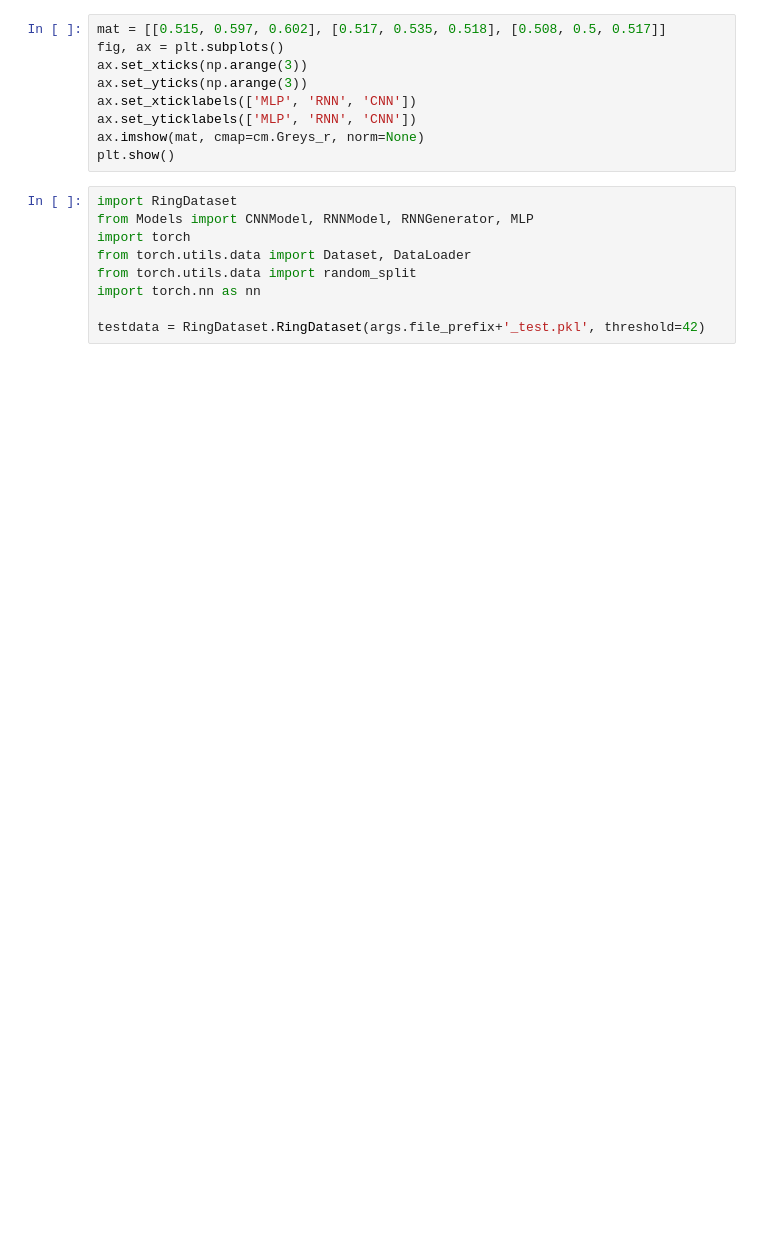
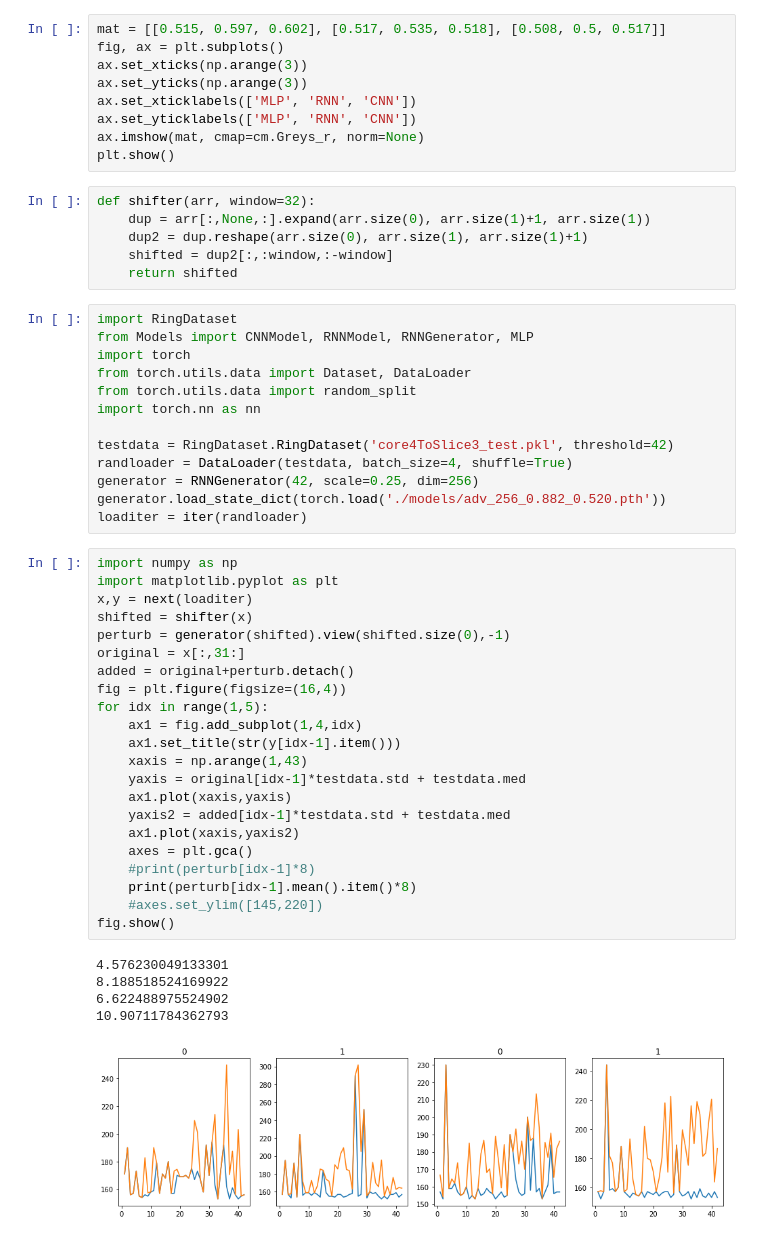
Before and after one commit to hwnam831/ring-defender, a Jupyter notebook: plotter.ipynb, the cells around one changed output. Cells and saved outputs as stored; diff of their text form; blank space fills up the shorter version.

```diff
--- a/plotter.ipynb
+++ b/plotter.ipynb
@@ -143,6 +146,12 @@ ax.set_xticklabels(['MLP', 'RNN', 'CNN'])
 ax.set_yticklabels(['MLP', 'RNN', 'CNN'])
 ax.imshow(mat, cmap=cm.Greys_r, norm=None)
 plt.show()
+# %%
+def shifter(arr, window=32):
+    dup = arr[:,None,:].expand(arr.size(0), arr.size(1)+1, arr.size(1))
+    dup2 = dup.reshape(arr.size(0), arr.size(1), arr.size(1)+1)
+    shifted = dup2[:,:window,:-window]
+    return shifted
 # %%
 import RingDataset
 from Models import CNNModel, RNNModel, RNNGenerator, MLP
@@ -151,4 +160,36 @@ from torch.utils.data import Dataset, DataLoader
 from torch.utils.data import random_split
 import torch.nn as nn
 
-testdata = RingDataset.RingDataset(args.file_prefix+'_test.pkl', threshold=42)
+testdata = RingDataset.RingDataset('core4ToSlice3_test.pkl', threshold=42)
+randloader = DataLoader(testdata, batch_size=4, shuffle=True)
+generator = RNNGenerator(42, scale=0.25, dim=256)
+generator.load_state_dict(torch.load('./models/adv_256_0.882_0.520.pth'))
+loaditer = iter(randloader)
+# %%
+import numpy as np
+import matplotlib.pyplot as plt
+x,y = next(loaditer)
+shifted = shifter(x)
+perturb = generator(shifted).view(shifted.size(0),-1)
+original = x[:,31:]
+added = original+perturb.detach()
+fig = plt.figure(figsize=(16,4))
+for idx in range(1,5):
+    ax1 = fig.add_subplot(1,4,idx)
+    ax1.set_title(str(y[idx-1].item()))
+    xaxis = np.arange(1,43)
+    yaxis = original[idx-1]*testdata.std + testdata.med
+    ax1.plot(xaxis,yaxis)
+    yaxis2 = added[idx-1]*testdata.std + testdata.med
+    ax1.plot(xaxis,yaxis2)
+    axes = plt.gca()
+    #print(perturb[idx-1]*8)
+    print(perturb[idx-1].mean().item()*8)
+    #axes.set_ylim([145,220])
+fig.show()
+# %% [output]
+4.576230049133301
+8.188518524169922
+6.622488975524902
+10.90711784362793
+[figure, added]
```
Also changed, not shown: parts of 2 cells of this notebook, 5 other files.
